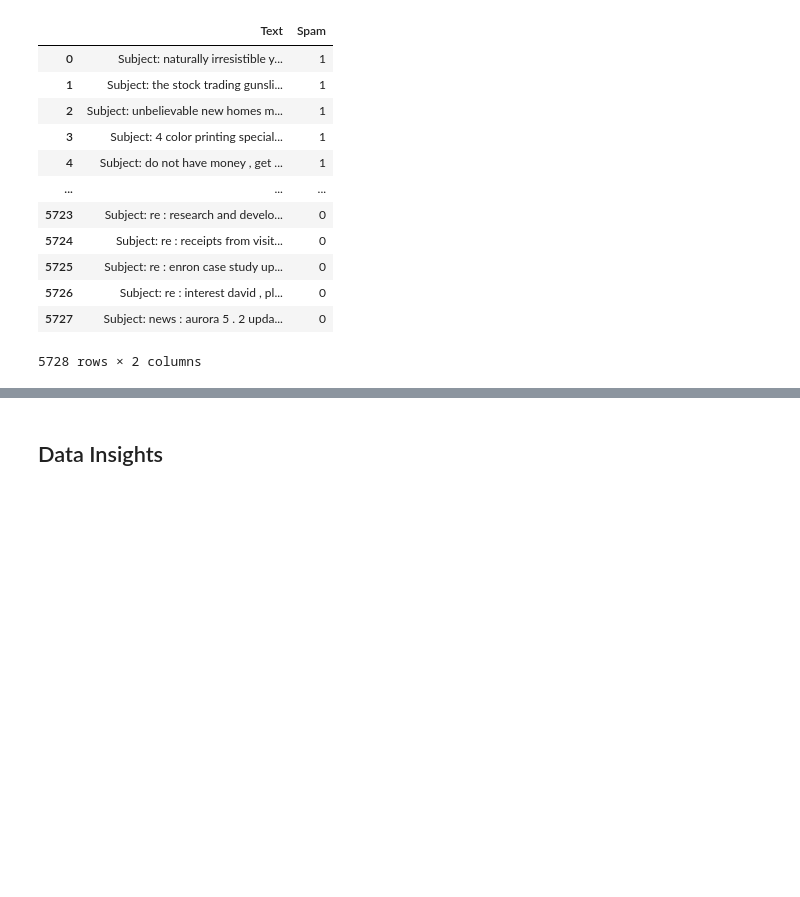
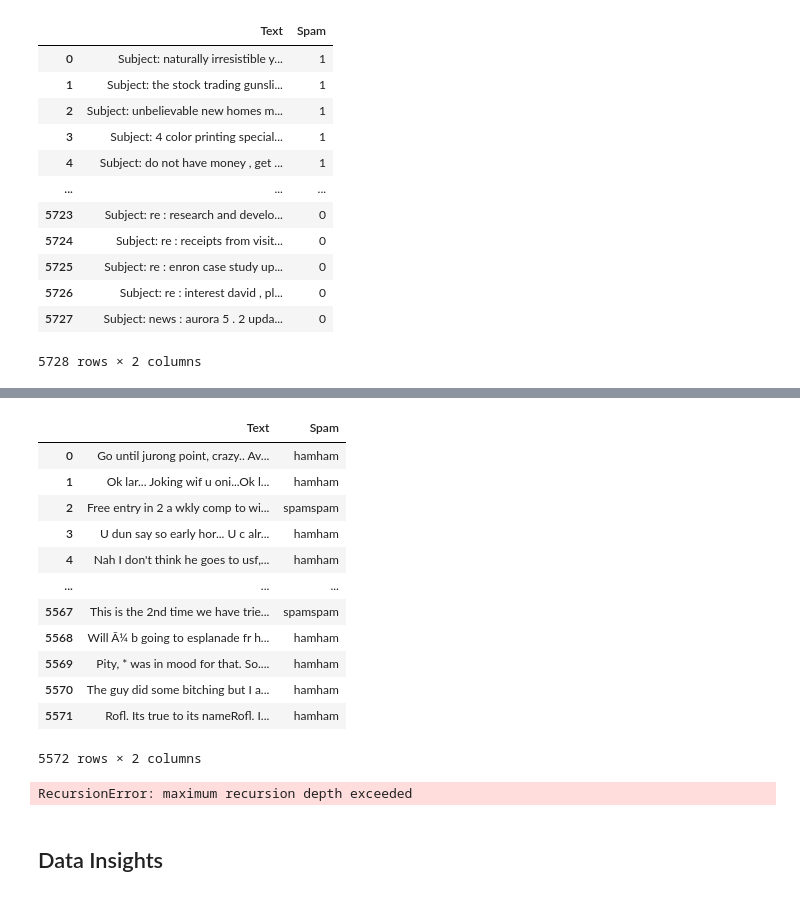
Before and after one commit to Vishesh-Giyanani/Assignment, a Jupyter notebook: new.ipynb, the cells around one changed output, grey strips where cells are left out. Saved outputs shown, nothing was run; the diff lists cells and outputs as text; code cells hidden in the pictures; blank space fills up the shorter version.

```diff
--- a/new.ipynb
+++ b/new.ipynb
@@ -31,0 +90,32 @@ df1
+# %%
+def swap_columns(df4, col1, col2):
+    # creating a list of column names
+    col_list = list(df4.columns)
+
+    # getting the indices of the columns to be swapped
+    idx_col1, idx_col2 = col_list.index(col1), col_list.index(col2)
+
+    # swapping the columns by rearranging the list
+    col_list[idx_col2], col_list[idx_col1] = col_list[idx_col1], col_list[idx_col2]
+
+    # returning a new dataframe with columns rearranged
+    return df4[col_list]
+
+# Now, use this function to swap the columns 'Spam' and 'Text'
+df5 = swap_columns(df4, 'Spam', 'Text')
+# %%
+df5
+# %% [output]
+|  | Text | Spam |
+| 0 | Go until jurong point, crazy.. Av... | hamham |
+| 1 | Ok lar... Joking wif u oni...Ok l... | hamham |
+| 2 | Free entry in 2 a wkly comp to wi... | spamspam |
+| 3 | U dun say so early hor... U c alr... | hamham |
+| 4 | Nah I don't think he goes to usf,... | hamham |
+| ... | ... | ... |
+| 5567 | This is the 2nd time we have trie... | spamspam |
+| 5568 | Will Ã¼ b going to esplanade fr h... | hamham |
+| 5569 | Pity, * was in mood for that. So.... | hamham |
+| 5570 | The guy did some bitching but I a... | hamham |
+| 5571 | Rofl. Its true to its nameRofl. I... | hamham |
+5572 rows × 2 columns
@@ -32,3 +125,7 @@ df1
+# %%
+df5
+# %% [output]
+RecursionError: maximum recursion depth exceeded
 # %% [markdown]
 ## Data Insights
 # %%
```
Also changed, not shown: parts of 12 cells of this notebook.
